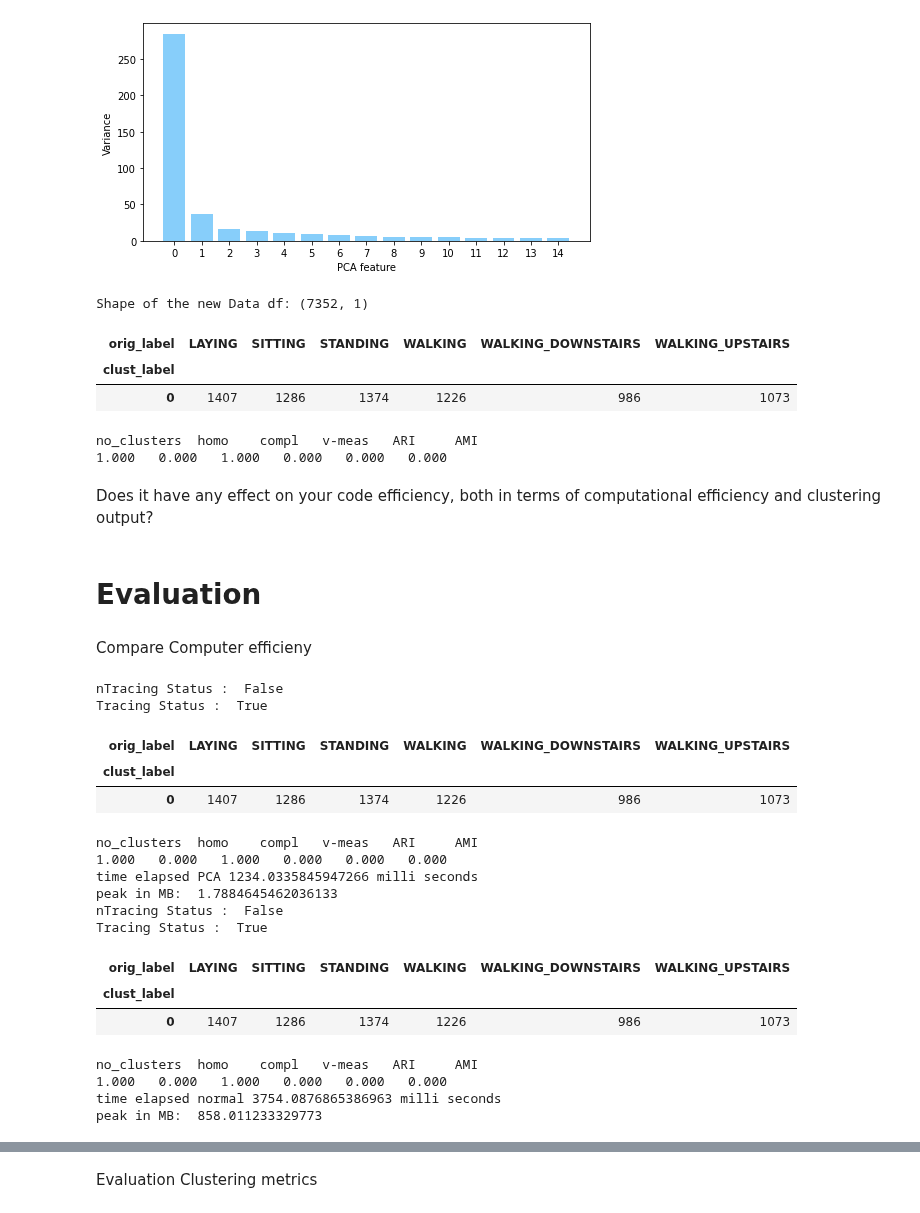
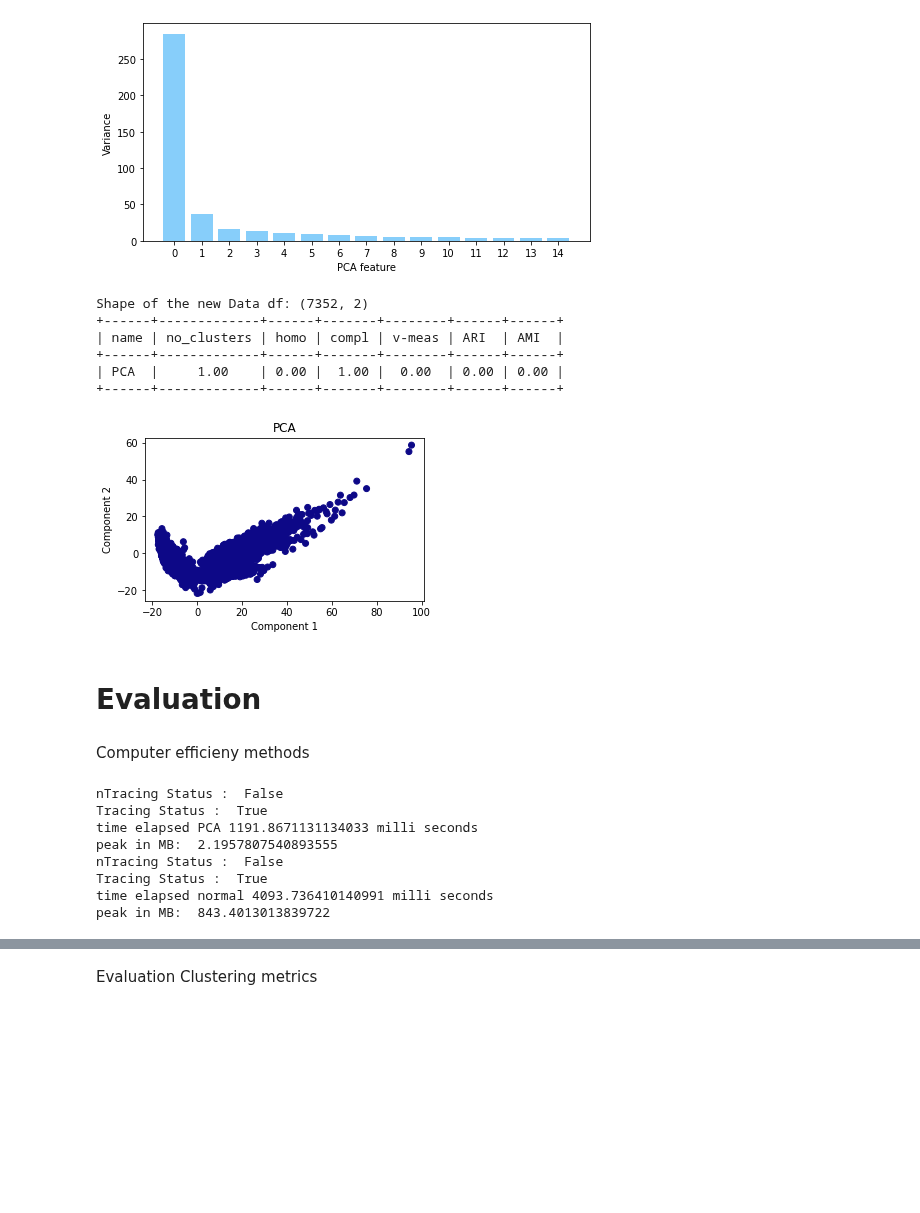
Before and after one commit to claredavies/MachineLearningCoursework, a Jupyter notebook: Assignment3/Assignment3HumanActivityRecognition.ipynb, the cells around one changed output, grey strips where cells are left out. Cells and saved outputs as stored; diff of their text form; code cells hidden in the pictures; blank space fills up the shorter version.

Commit message:
Able to create clustering chart

```diff
--- a/Assignment3/Assignment3HumanActivityRecognition.ipynb
+++ b/Assignment3/Assignment3HumanActivityRecognition.ipynb
@@ -197,3 +192,13 @@ X_train = scaler.fit_transform(X_train)
+# %%
+from prettytable import PrettyTable
+def print_metrics(name_model, evaluation_results):
+  labels = ['name','no_clusters', 'homo','compl','v-meas','ARI','AMI']
+  results = evaluation_results
+  results = [ '%.2f' % elem for elem in results ]
+  results.insert(0, name_model)
+  t = PrettyTable(labels)
+  t.add_row(results)
+  return t
 # %% [markdown]
 # DBSCAN
 # %%
@@ -272,23 +256,33 @@ def pca_transform(n_comp,data):
     dataReduced = pca.fit_transform(data)
     print('Shape of the new Data df: ' + str(dataReduced.shape))
     return dataReduced
+# %%
+# Plot the clusters
+def plot_dbscan_cluster(ax,title,dataframe,labels):
+  ax.scatter(dataframe[:, 0], dataframe[:,1], c = labels, cmap= "plasma")
+  ax.title.set_text(title)
+  ax.set_xlabel("Component 1")
+  ax.set_ylabel("Component 2")
 # %%
-X_train_pca = pca_transform(n_comp=1, data=X_train)
-getDbscan(1000, 1, X_train_pca, y_train)
+X_train_pca = pca_transform(n_comp=2, data=X_train)
+cluster_labels_pca = getDbscan(56, 1000, X_train_pca)
+evaluation_metrics = get_dbscan_metrics(y_train,cluster_labels)
+print(print_metrics('PCA',evaluation_metrics ))
+
+fig, ax = plt.subplots()
+plot_dbscan_cluster(ax,"PCA", X_train_pca, cluster_labels_pca)
 # %% [output]
-Shape of the new Data df: (7352, 1)
+Shape of the new Data df: (7352, 2)
++------+-------------+------+-------+--------+------+------+
+| name | no_clusters | homo | compl | v-meas | ARI  | AMI  |
++------+-------------+------+-------+--------+------+------+
+| PCA  |     1.00    | 0.00 |  1.00 |  0.00  | 0.00 | 0.00 |
++------+-------------+------+-------+--------+------+------+
-| orig_label | LAYING | SITTING | STANDING | WALKING | WALKING_DOWNSTAIRS | WALKING_UPSTAIRS |
-| clust_label |  |  |  |  |  |  |
-| 0 | 1407 | 1286 | 1374 | 1226 | 986 | 1073 |
-no_clusters  homo    compl   v-meas   ARI     AMI
-1.000   0.000   1.000   0.000   0.000   0.000
+[figure, added]
-# %% [markdown]
-Does it have any effect on your code efficiency, both in terms of computational
-efficiency and clustering output?
 # %% [markdown]
 # Evaluation
-# %% [markdown]
-Compare Computer efficieny
+# %% [markdown]
+Computer efficieny methods
 # %%
 # The first function is to stop the tracing, if any, and to start the fresh tracing.
 # This ensures that the tracing of 2 code blocks doesn’t interfere with each other.
@@ -308,7 +302,8 @@ def tracing_mem():
 # PCA
 tracing_start()
 start = time.time()
-getDbscan(1000, 1, X_train_pca, y_train)
+cluster_labels_pca = getDbscan(56, 1000, X_train_pca)
+evaluation_metrics_pca = get_dbscan_metrics(y_train,cluster_labels)
 end = time.time()
 pca_time = (end-start)*1000
 print("time elapsed PCA {} milli seconds".format(pca_time))
@@ -317,7 +312,8 @@ pca_peak = tracing_mem()
 # normal
 tracing_start()
 start = time.time()
-getDbscan(1000, 1, X_train, y_train)
+cluster_labels_normal = getDbscan(56, 1000, X_train)
+evaluation_metrics_normal = get_dbscan_metrics(y_train,cluster_labels)
 end = time.time()
 normal_time = (end-start)*1000
 print("time elapsed normal {} milli seconds".format(normal_time))
@@ -325,20 +321,10 @@ normal_peak = tracing_mem()
 # %% [output]
 nTracing Status :  False
 Tracing Status :  True
+time elapsed PCA 1191.8671131134033 milli seconds
+peak in MB:  2.1957807540893555
+nTracing Status :  False
+Tracing Status :  True
+time elapsed normal 4093.736410140991 milli seconds
+peak in MB:  843.4013013839722
-| orig_label | LAYING | SITTING | STANDING | WALKING | WALKING_DOWNSTAIRS | WALKING_UPSTAIRS |
-| clust_label |  |  |  |  |  |  |
-| 0 | 1407 | 1286 | 1374 | 1226 | 986 | 1073 |
-no_clusters  homo    compl   v-meas   ARI     AMI
-1.000   0.000   1.000   0.000   0.000   0.000
-time elapsed PCA 1234.0335845947266 milli seconds
-peak in MB:  1.7884645462036133
-nTracing Status :  False
-Tracing Status :  True
-| orig_label | LAYING | SITTING | STANDING | WALKING | WALKING_DOWNSTAIRS | WALKING_UPSTAIRS |
-| clust_label |  |  |  |  |  |  |
-| 0 | 1407 | 1286 | 1374 | 1226 | 986 | 1073 |
-no_clusters  homo    compl   v-meas   ARI     AMI
-1.000   0.000   1.000   0.000   0.000   0.000
-time elapsed normal 3754.0876865386963 milli seconds
-peak in MB:  858.011233329773
 # %%
```
Also changed, not shown: parts of 10 cells of this notebook.
